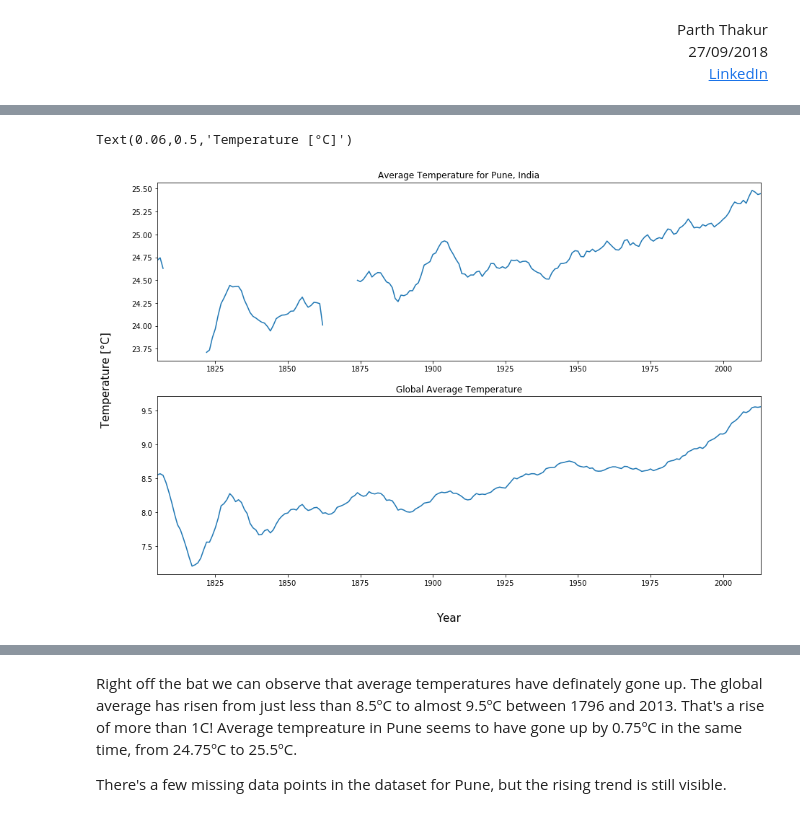
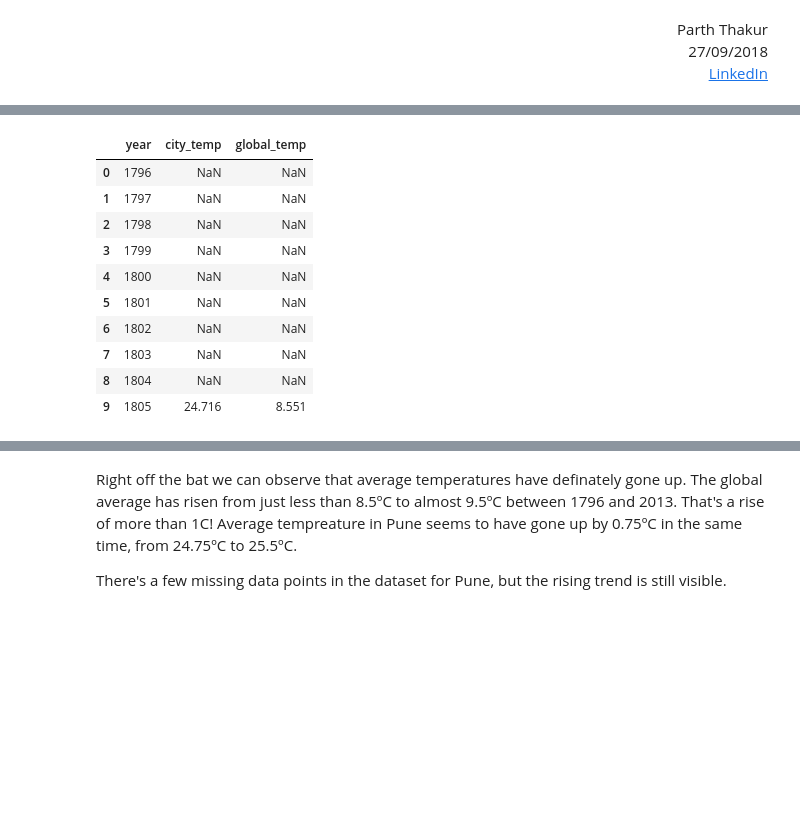
Before and after one commit to ParthThakur/Exploring-Weather-Trends, a Jupyter notebook: Explore Weather Trends.ipynb, the cells around one changed output, grey strips where cells are left out. Drawn from its saved outputs; the diff is of its cells as text; code cells hidden in the pictures; blank space fills up the shorter version.

```diff
--- a/Explore Weather Trends.ipynb
+++ b/Explore Weather Trends.ipynb
@@ -85,20 +35,14 @@ pune_weather.head(10)
-# %%
-# Plot data.
-
-fig = plt.figure(figsize=(15,10))
-
-plt.subplot(2,1,1)
-plt.xlim(1805, 2013)
-plt.title("Average Temperature for Pune, India")
-plt.plot(pune_weather.year, pune_weather.moving_average)
-
-plt.subplot(2,1,2)
-plt.xlim(1805, 2013)
-plt.title("Global Average Temperature")
-plt.plot(global_weather.year, global_weather.moving_average)
-
-fig.text(0.5, 0.04, 'Year', ha='center', va='center', fontdict=font_dict)
-fig.text(0.06, 0.5, "Temperature [\U000000B0C]", ha='center', va='center', rotation='vertical', fontdict=font_dict)
-# %% [output]
-Text(0.06,0.5,'Temperature [°C]')
-[figure, removed]
+# %%
+weather_trends.head(10)
+# %% [output]
+|  | year | city_temp | global_temp |
+| 0 | 1796 | NaN | NaN |
+| 1 | 1797 | NaN | NaN |
+| 2 | 1798 | NaN | NaN |
+| 3 | 1799 | NaN | NaN |
+| 4 | 1800 | NaN | NaN |
+| 5 | 1801 | NaN | NaN |
+| 6 | 1802 | NaN | NaN |
+| 7 | 1803 | NaN | NaN |
+| 8 | 1804 | NaN | NaN |
+| 9 | 1805 | 24.716 | 8.551 |
```
Also changed, not shown: parts of 9 cells of this notebook, 1 other file.
